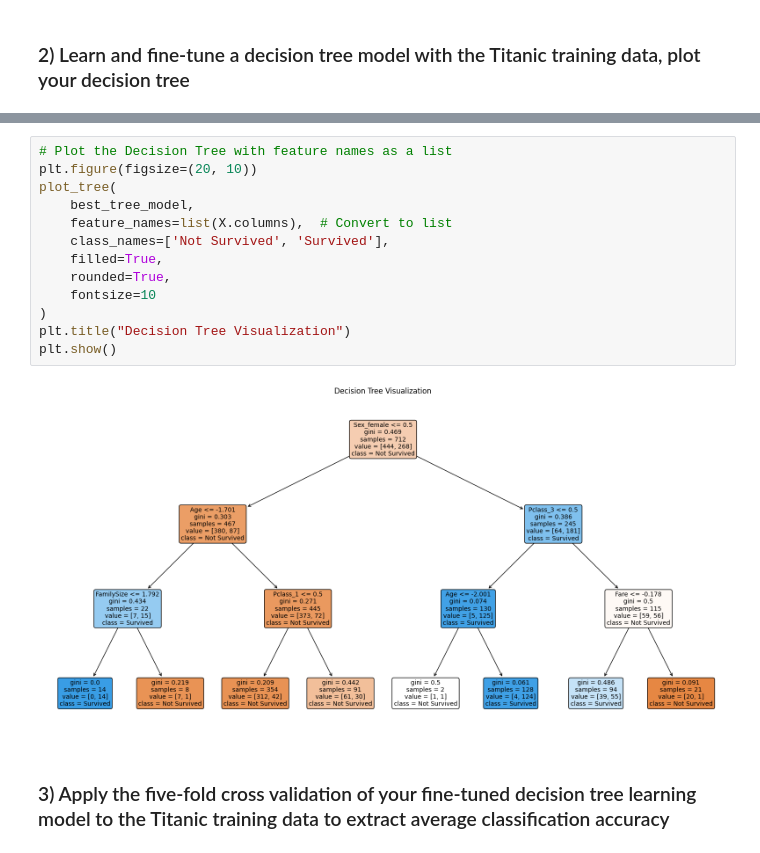
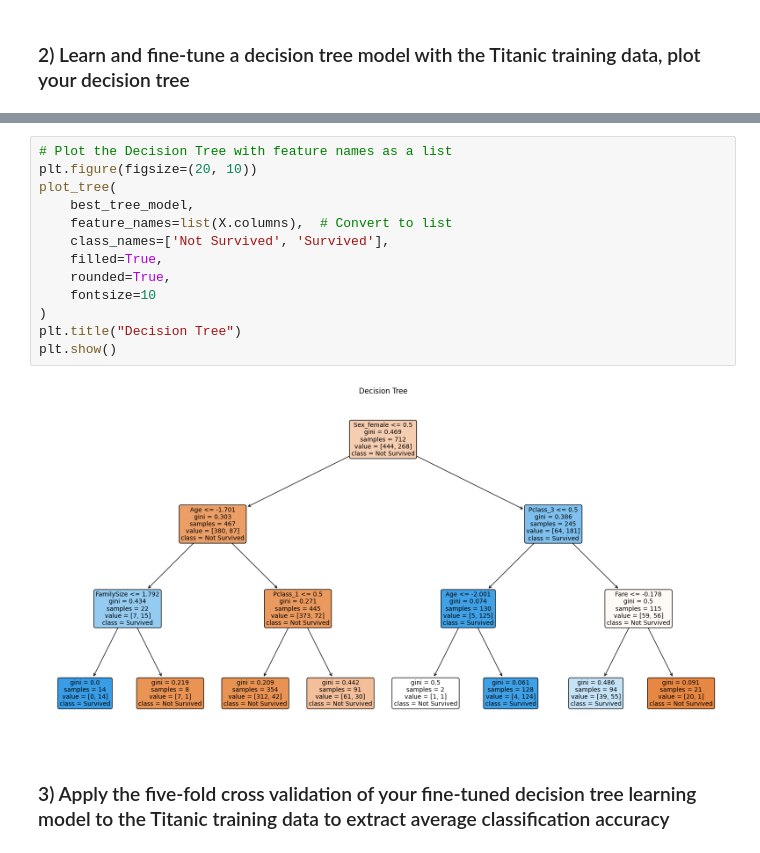
Before and after one commit to dpate243/CSE572-Data-Mining, a Jupyter notebook: cse572_hw2_titanic.ipynb, the cells around one changed output, grey strips where cells are left out. Drawn from its saved outputs; the diff is of its cells as text.

```diff
--- a/cse572_hw2_titanic.ipynb
+++ b/cse572_hw2_titanic.ipynb
@@ -178,18 +162,18 @@ weighted avg       0.80      0.80      0.80       179
 # %%
 # Plot the Decision Tree with feature names as a list
 plt.figure(figsize=(20, 10))
 plot_tree(
     best_tree_model,
     feature_names=list(X.columns),  # Convert to list
     class_names=['Not Survived', 'Survived'],
     filled=True,
     rounded=True,
     fontsize=10
 )
-plt.title("Decision Tree Visualization")
+plt.title("Decision Tree")
 plt.show()
 # %% [output]
-[figure, old version]
+[figure, new version]
 # %% [markdown]
 ### 3) Apply the five-fold cross validation of your fine-tuned decision tree learning model to the Titanic training data to extract average classification accuracy
 # %%
```
Also changed, not shown: parts of 2 cells of this notebook.
